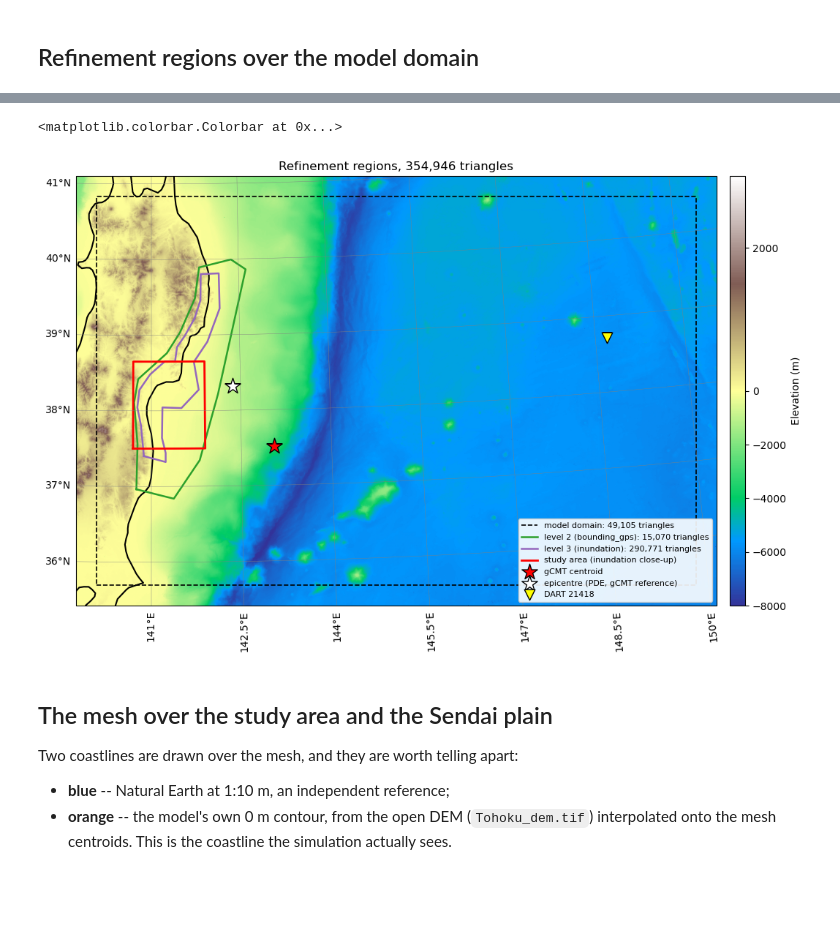
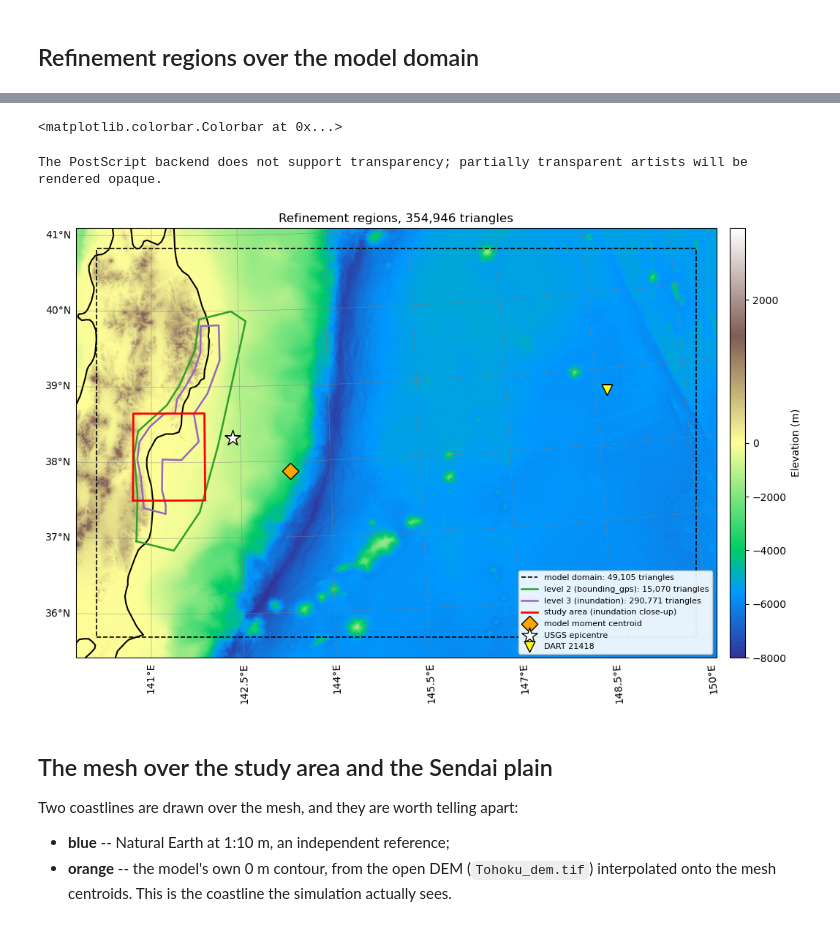
Before and after one commit to stoiver/Tohoku, a Jupyter notebook: notebook_tohoku_mesh.ipynb, the cells around one changed output, grey strips where cells are left out. Drawn from its saved outputs; the diff is of its cells as text; code cells hidden in the pictures; blank space fills up the shorter version.

```diff
--- a/notebook_tohoku_mesh.ipynb
+++ b/notebook_tohoku_mesh.ipynb
@@ -307,36 +370,50 @@ for ext, st, label in [(project.study_extent_ll, 'study', 'study area (inundatio
     p = densify(ll_rect(ext), n=20)
     ax.plot(p[:, 0], p[:, 1], transform=PC, label=label, **styles[st])
 
+# The fault (shallow segment solid, deeper dashed, trench edge heavy) and the
+# model's moment centroid, as on the open-elevation maps.
+if show_fault:
+    for k, poly in enumerate(fault_outline):
+        ax.plot(poly[:, 0], poly[:, 1], transform=UTM54, color='k', lw=1.4,
+                ls='-' if k == 0 else '--', zorder=4,
+                label='fault (surface projection)' if k == 0 else None)
+    ax.plot(fault_outline[0][:2, 0], fault_outline[0][:2, 1], transform=UTM54,
+            color='k', lw=3.0, zorder=4)
+ax.scatter(xm, ym, marker='D', color='orange', edgecolor='k', s=130, zorder=5,
+           transform=UTM54, label='model moment centroid')
+
 # The gCMT centroid (marked in notebook_tohoku_open_elevation.ipynb as the source
 # reference) and the PDE epicentre the same gCMT record computed it from.
-ax.scatter(143.05, 37.52, marker='*', color='red', edgecolor='k', s=260, zorder=5,
-           transform=PC, label='gCMT centroid')
+if show_gcmt:
+    ax.scatter(143.05, 37.52, marker='*', color='red', edgecolor='k', s=260, zorder=5,
+               transform=PC, label='gCMT centroid')
 ax.scatter(142.37, 38.32, marker='*', color='white', edgecolor='k', s=260, zorder=5,
            transform=PC, label='USGS epicentre')
 
 # DART 21418, the buoy the source is calibrated against, in the marker style of
 # the open-elevation maps.
 ax.scatter(148.694, 38.711, marker='v', color='yellow', edgecolor='k', s=110, zorder=5,
            transform=PC, label='DART 21418')
 
 ax.coastlines(resolution='50m', lw=1.5)
 ax.set_extent(map_extent, crs=UTM54_wide)
 gl = ax.gridlines(draw_labels=True, lw=0.3, color='gray')
 gl.top_labels = gl.right_labels = False
 ax.legend(loc='lower right', fontsize=8, framealpha=0.9)
 #ax.set_title(f'Refinement regions, rfact = {project.rfact}, {len(domain):,} triangles')
 ax.set_title(f'Refinement regions, {len(domain):,} triangles')
 plt.tight_layout()
 
 # Colourbar the height of the map.  The map axes keeps its aspect ratio, so its
 # drawn box is only known after a draw; place the colourbar against that.
 fig.canvas.draw()
 pos = ax.get_position()
 cax = fig.add_axes([pos.x1 + 0.015, pos.y0, 0.018, pos.height])
 fig.colorbar(img, cax=cax, label='Elevation (m)')
 # %% [output]
 <matplotlib.colorbar.Colorbar at 0x...>
+The PostScript backend does not support transparency; partially transparent artists will be rendered opaque.
-[figure, old version]
+[figure, new version]
 # %% [markdown]
 ## The mesh over the study area and the Sendai plain
 
```
Also changed, not shown: parts of 4 cells of this notebook.
